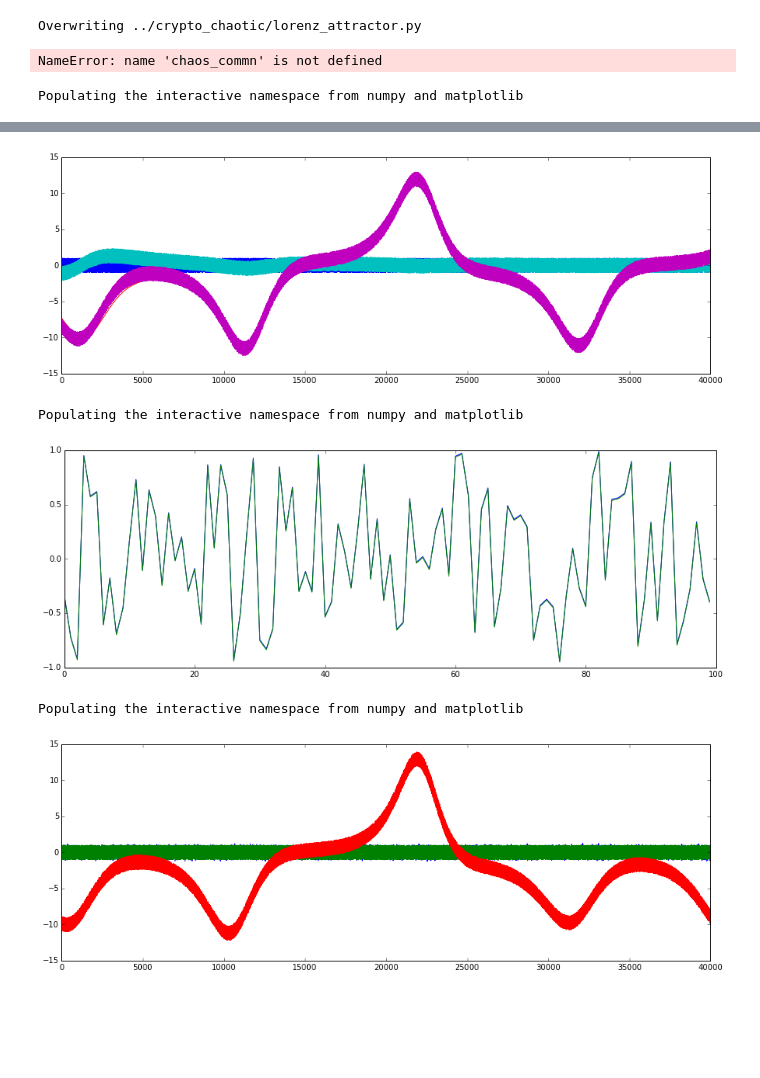
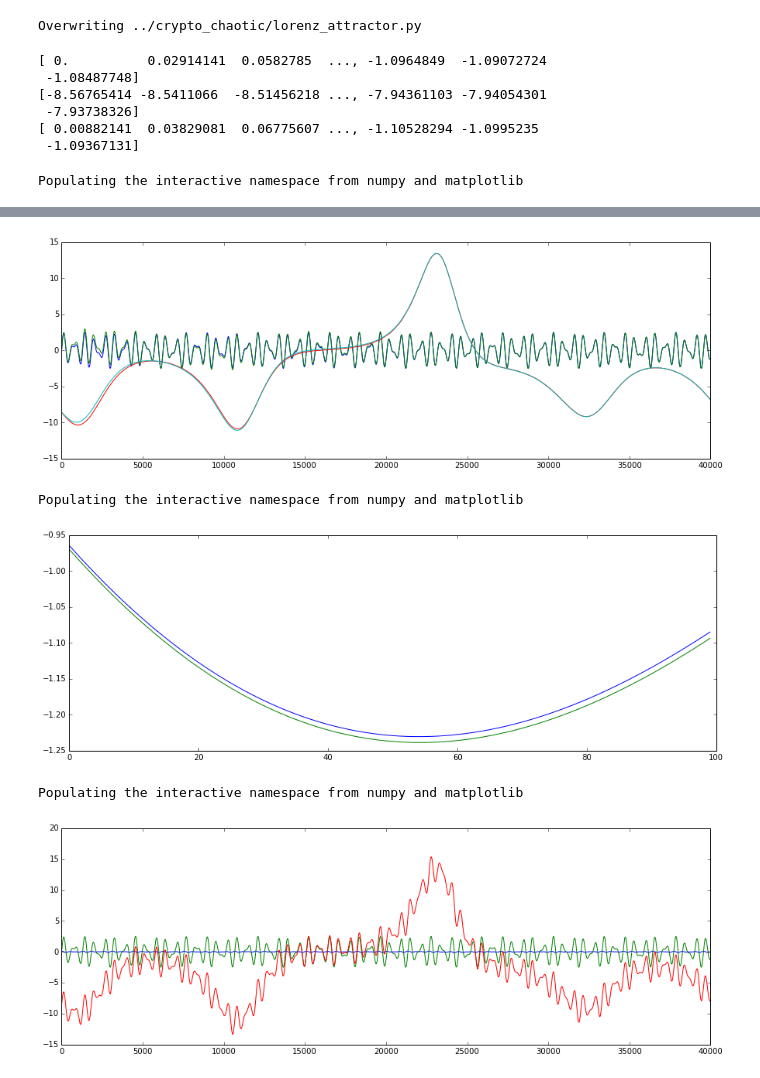
Before and after one commit to abhisheietk/crypto-chaotic, a Jupyter notebook: doc/lorenz_attractor.ipynb, the cells around one changed output, grey strips where cells are left out. Saved outputs shown, nothing was run; the diff lists cells and outputs as text; code cells hidden in the pictures; blank space fills up the shorter version.

```diff
--- a/doc/lorenz_attractor.ipynb
+++ b/doc/lorenz_attractor.ipynb
@@ -121,12 +134,18 @@ def chaos_commn(N = 3 , nosdata = 40000):
 # %% [output]
 Overwriting ../crypto_chaotic/lorenz_attractor.py
 # %%
-signal, encryptedx, recovered, xt, xr = chaos_commn()
+from crypto_chaotic import lorenz_attractor
+signal, encryptedx, recovered, xt, xr = lorenz_attractor.chaos_commn()
 print signal
 print encryptedx
 print recovered
 # %% [output]
-NameError: name 'chaos_commn' is not defined
+[ 0.          0.02914141  0.0582785  ..., -1.0964849  -1.09072724
+ -1.08487748]
+[-8.56765414 -8.5411066  -8.51456218 ..., -7.94361103 -7.94054301
+ -7.93738326]
+[ 0.00882141  0.03829081  0.06775607 ..., -1.10528294 -1.0995235
+ -1.09367131]
 # %%
 %pylab inline
 from matplotlib import rcParams
@@ -136,10 +155,9 @@ x = range(len(signal))
 plt.figure(figsize=(15, 5))
 
 plt.plot(x,signal)
+plt.plot(x,recovered)
+plt.plot(x,xr)
 plt.plot(x,xt)
-plt.plot(x,xr)
-plt.plot(x,recovered)
-plt.plot(x,encryptedx)
 plt.show()
 # %% [output]
 Populating the interactive namespace from numpy and matplotlib
@@ -148,4 +164,4 @@ WARNING: pylab import has clobbered these variables: ['pylab']
-[figure, old version]
+[figure, new version]
 # %%
 %pylab inline
 from matplotlib import rcParams
@@ -161,7 +177,7 @@ plt.plot(x,r)
 plt.show()
 # %% [output]
 Populating the interactive namespace from numpy and matplotlib
-[figure, old version]
+[figure, new version]
 # %%
 def filter(encrypted, a): #dt, RC, N):
     N = len(encrypted)
@@ -186,7 +202,7 @@ plt.plot(x,encryptedx)
 plt.show()
 # %% [output]
 Populating the interactive namespace from numpy and matplotlib
-[figure, old version]
+[figure, new version]
 # %%
 %pylab inline
 from matplotlib import rcParams
```
Also changed, not shown: parts of 5 cells of this notebook, 5 other files.
